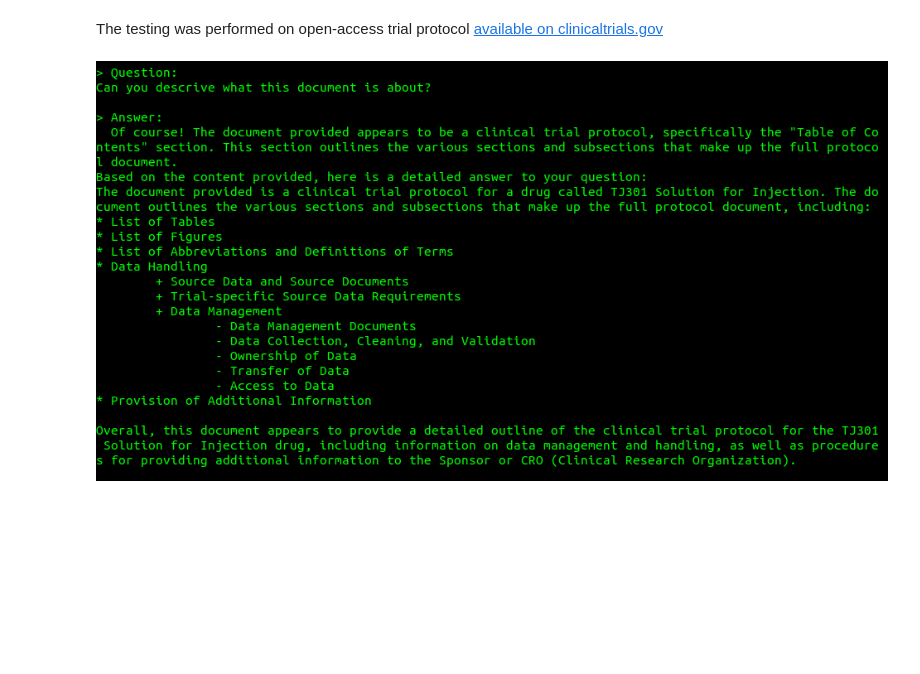
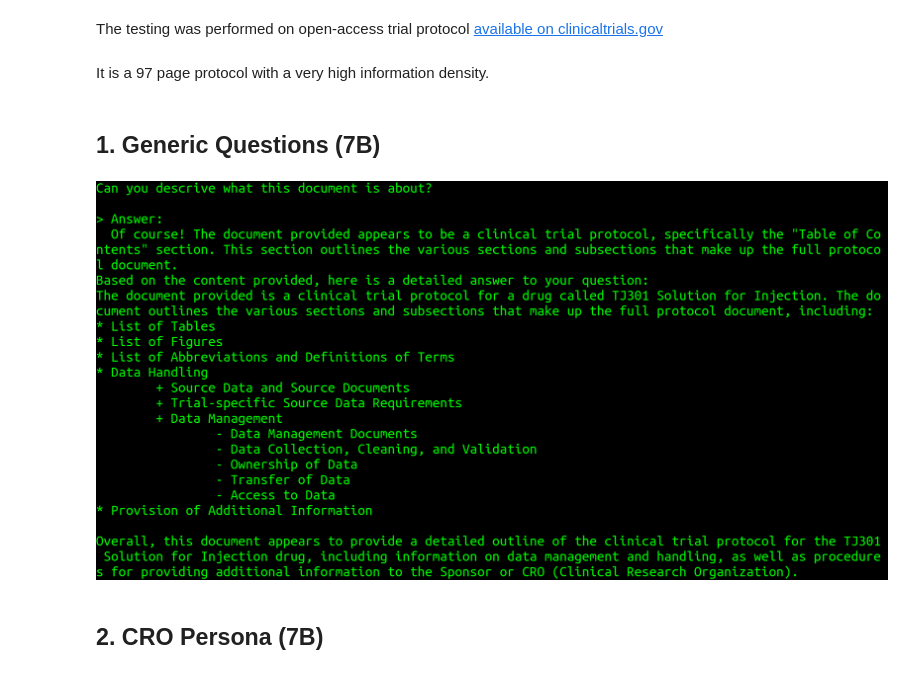
Before and after one commit to AksChougule/GenAI-projects, a Jupyter notebook: localGPT/localGPT-testing.ipynb, the cells around one changed output. Cells and saved outputs as stored; diff of their text form; code cells hidden in the pictures; blank space fills up the shorter version.

```diff
--- a/localGPT/localGPT-testing.ipynb
+++ b/localGPT/localGPT-testing.ipynb
@@ -90,7 +90,13 @@ path= "/home/ubuntu/Pictures/old_local_GPT/"
+# %% [markdown]
+It is a 97 page protocol with a very high information density.
+# %% [markdown]
+## 1. Generic Questions (7B)
 # %%
-display.Image(f"{path}/description.png")
+display.Image(f"{path}/describe.png")
 # %% [output]
-[figure, old version]
+[figure, new version]
+# %% [markdown]
+## 2. CRO Persona (7B)
 # %%
 display.Image(f"{path}/vitals_q1.png")
 # %% [output]
```
Also changed, not shown: parts of 29 cells of this notebook.
